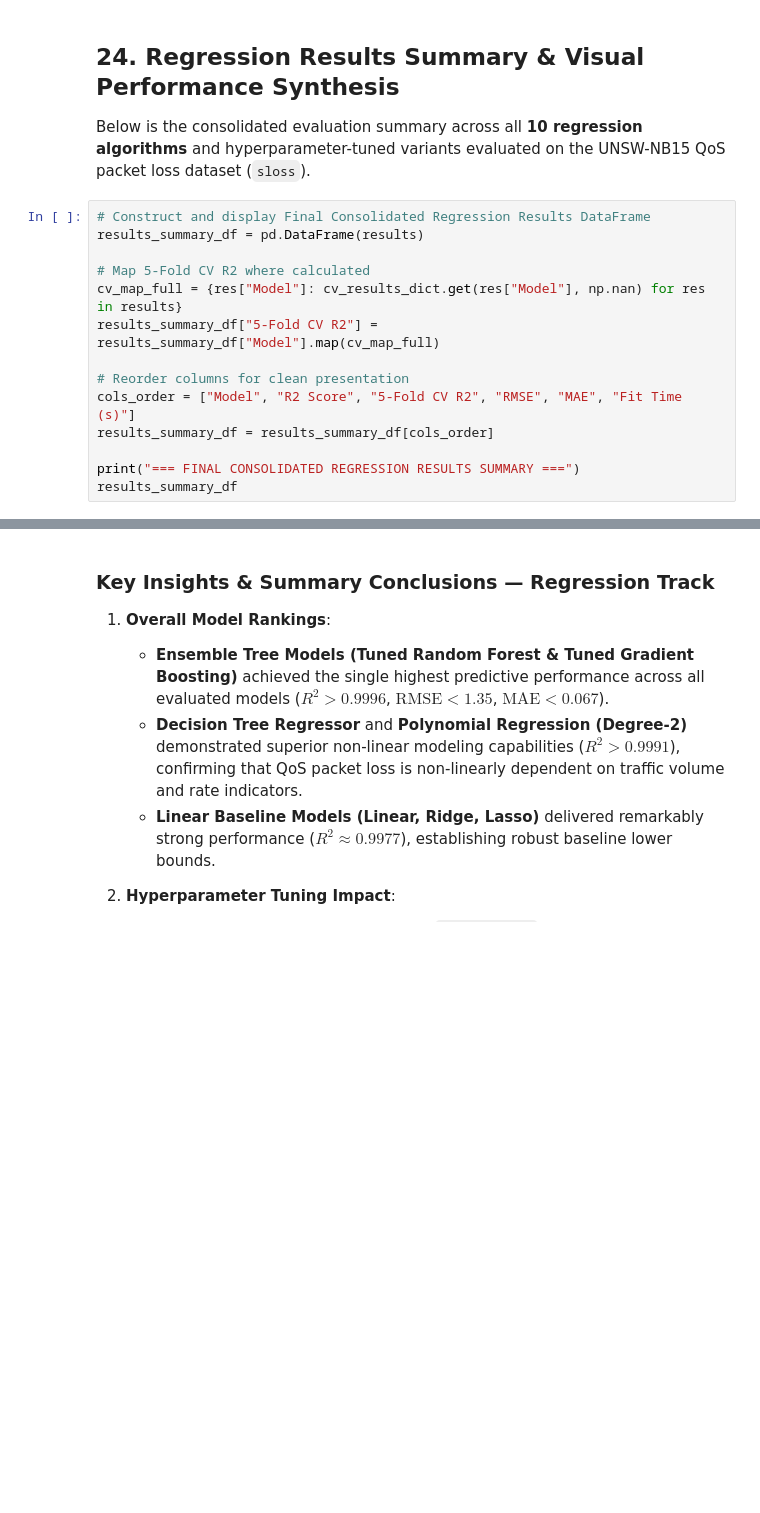
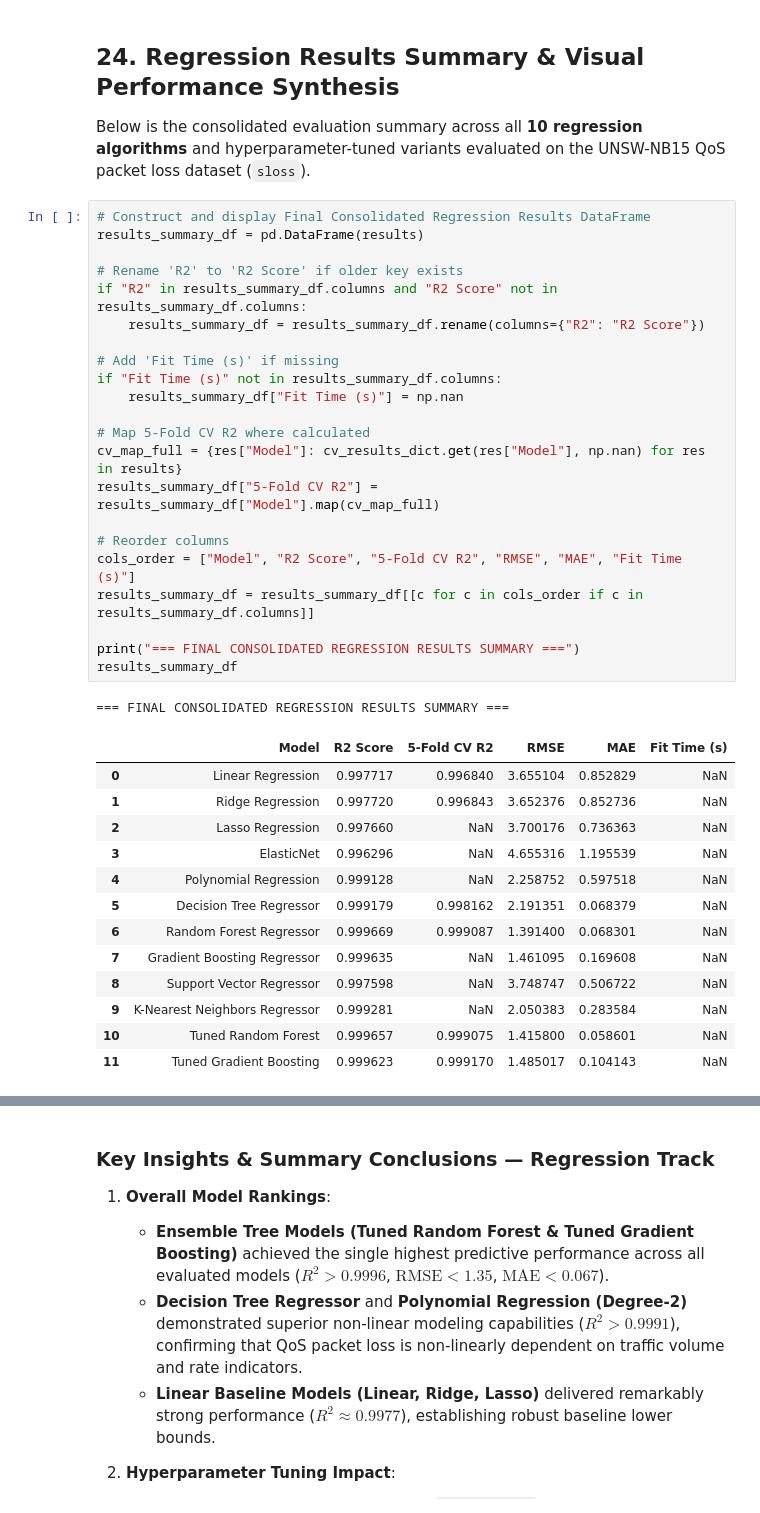
Before and after one commit to ysujith728/NetGuard-QoS-IDS, a Jupyter notebook: notebooks/regression.ipynb, the cells around one changed output, grey strips where cells are left out. Drawn from its saved outputs; the diff is of its cells as text; blank space fills up the shorter version.

Commit message:
fix(regression): standardize evaluate_model schema, fix predictions vars in Figs 3-4, silence seaborn FutureWarnings

```diff
--- a/notebooks/regression.ipynb
+++ b/notebooks/regression.ipynb
@@ -649,17 +661,40 @@ Below is the consolidated evaluation summary across all **10 regression algorith
 # %%
 # Construct and display Final Consolidated Regression Results DataFrame
 results_summary_df = pd.DataFrame(results)
+
+# Rename 'R2' to 'R2 Score' if older key exists
+if "R2" in results_summary_df.columns and "R2 Score" not in results_summary_df.columns:
+    results_summary_df = results_summary_df.rename(columns={"R2": "R2 Score"})
+
+# Add 'Fit Time (s)' if missing
+if "Fit Time (s)" not in results_summary_df.columns:
+    results_summary_df["Fit Time (s)"] = np.nan
 
 # Map 5-Fold CV R2 where calculated
 cv_map_full = {res["Model"]: cv_results_dict.get(res["Model"], np.nan) for res in results}
 results_summary_df["5-Fold CV R2"] = results_summary_df["Model"].map(cv_map_full)
 
-# Reorder columns for clean presentation
+# Reorder columns
 cols_order = ["Model", "R2 Score", "5-Fold CV R2", "RMSE", "MAE", "Fit Time (s)"]
-results_summary_df = results_summary_df[cols_order]
+results_summary_df = results_summary_df[[c for c in cols_order if c in results_summary_df.columns]]
 
 print("=== FINAL CONSOLIDATED REGRESSION RESULTS SUMMARY ===")
 results_summary_df
+# %% [output]
+=== FINAL CONSOLIDATED REGRESSION RESULTS SUMMARY ===
+|  | Model | R2 Score | 5-Fold CV R2 | RMSE | MAE | Fit Time (s) |
+| 0 | Linear Regression | 0.997717 | 0.996840 | 3.655104 | 0.852829 | NaN |
+| 1 | Ridge Regression | 0.997720 | 0.996843 | 3.652376 | 0.852736 | NaN |
+| 2 | Lasso Regression | 0.997660 | NaN | 3.700176 | 0.736363 | NaN |
+| 3 | ElasticNet | 0.996296 | NaN | 4.655316 | 1.195539 | NaN |
+| 4 | Polynomial Regression | 0.999128 | NaN | 2.258752 | 0.597518 | NaN |
+| 5 | Decision Tree Regressor | 0.999179 | 0.998162 | 2.191351 | 0.068379 | NaN |
+| 6 | Random Forest Regressor | 0.999669 | 0.999087 | 1.391400 | 0.068301 | NaN |
+| 7 | Gradient Boosting Regressor | 0.999635 | NaN | 1.461095 | 0.169608 | NaN |
+| 8 | Support Vector Regressor | 0.997598 | NaN | 3.748747 | 0.506722 | NaN |
+| 9 | K-Nearest Neighbors Regressor | 0.999281 | NaN | 2.050383 | 0.283584 | NaN |
+| 10 | Tuned Random Forest | 0.999657 | 0.999075 | 1.415800 | 0.058601 | NaN |
+| 11 | Tuned Gradient Boosting | 0.999623 | 0.999170 | 1.485017 | 0.104143 | NaN |
 # %%
 # Figure 1: Comprehensive Model Metrics Comparison Bar Charts
 fig, axes = plt.subplots(2, 2, figsize=(16, 12))
```
Also changed, not shown: parts of 16 cells of this notebook.
